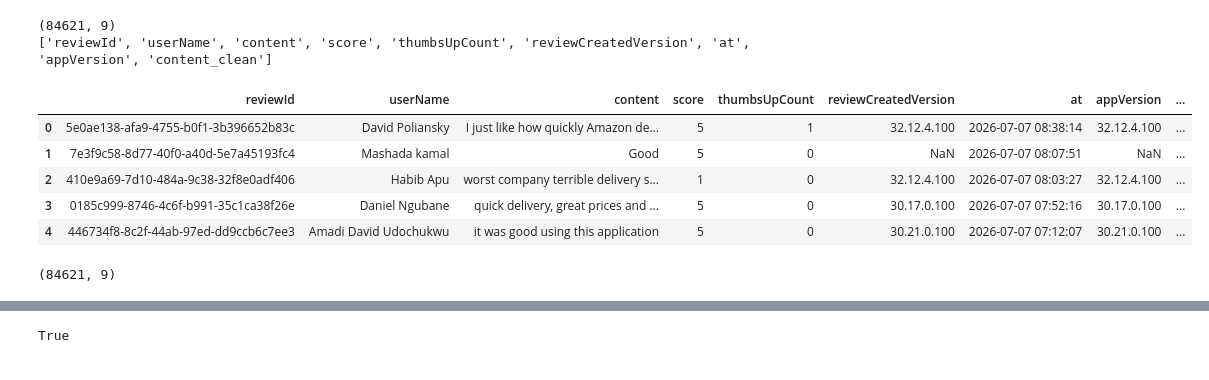
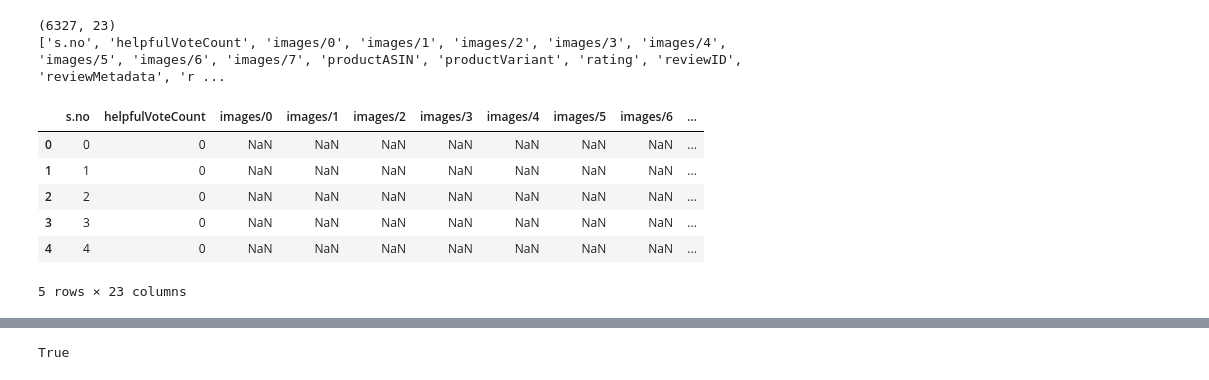
Before and after one commit to Camelia-Tribeche/Review-Guardian, a Jupyter notebook: notebooks/01_EDA.ipynb, the cells around one changed output, grey strips where cells are left out. Cells and saved outputs as stored; diff of their text form; code cells hidden in the pictures.

```diff
--- a/notebooks/01_EDA.ipynb
+++ b/notebooks/01_EDA.ipynb
@@ -1,39 +7,17 @@
 # %%
 import pandas as pd
 
-df = pd.read_csv('../data/raw/amazon_reviews.csv')
+df = pd.read_csv('../data/raw/amazon_reviews.csv', encoding='utf-8')
 print(df.shape)
 print(df.columns.tolist())
 df.head()
 # %% [output]
-(84621, 9)
-['reviewId', 'userName', 'content', 'score', 'thumbsUpCount', 'reviewCreatedVersion', 'at', 'appVersion', 'content_clean']
+(6327, 23)
+['s.no', 'helpfulVoteCount', 'images/0', 'images/1', 'images/2', 'images/3', 'images/4', 'images/5', 'images/6', 'images/7', 'productASIN', 'productVariant', 'rating', 'reviewID', 'reviewMetadata', 'r ...
-|  | reviewId | userName | content | score | thumbsUpCount | reviewCreatedVersion | at | appVersion | ... |
-| 0 | 5e0ae138-afa9-4755-b0f1-3b396652b83c | David Poliansky | I just like how quickly Amazon de... | 5 | 1 | 32.12.4.100 | 2026-07-07 08:38:14 | 32.12.4.100 | ... |
-| 1 | 7e3f9c58-8d77-40f0-a40d-5e7a45193fc4 | Mashada kamal | Good | 5 | 0 | NaN | 2026-07-07 08:07:51 | NaN | ... |
-| 2 | 410e9a69-7d10-484a-9c38-32f8e0adf406 | Habib Apu | worst company terrible delivery s... | 1 | 0 | 32.12.4.100 | 2026-07-07 08:03:27 | 32.12.4.100 | ... |
-| 3 | 0185c999-8746-4c6f-b991-35c1ca38f26e | Daniel Ngubane | quick delivery, great prices and ... | 5 | 0 | 30.17.0.100 | 2026-07-07 07:52:16 | 30.17.0.100 | ... |
-| 4 | 446734f8-8c2f-44ab-97ed-dd9ccb6c7ee3 | Amadi David Udochukwu | it was good using this application | 5 | 0 | 30.21.0.100 | 2026-07-07 07:12:07 | 30.21.0.100 | ... |
+|  | s.no | helpfulVoteCount | images/0 | images/1 | images/2 | images/3 | images/4 | images/5 | images/6 | ... |
+| 0 | 0 | 0 | NaN | NaN | NaN | NaN | NaN | NaN | NaN | ... |
+| 1 | 1 | 0 | NaN | NaN | NaN | NaN | NaN | NaN | NaN | ... |
+| 2 | 2 | 0 | NaN | NaN | NaN | NaN | NaN | NaN | NaN | ... |
+| 3 | 3 | 0 | NaN | NaN | NaN | NaN | NaN | NaN | NaN | ... |
+| 4 | 4 | 0 | NaN | NaN | NaN | NaN | NaN | NaN | NaN | ... |
+5 rows × 23 columns
-# %%
-# Doublons exacts
-df = df.drop_duplicates(subset=['content'])
-
-# Lignes sans texte ou sans note
-df = df.dropna(subset=['content', 'score'])
-
-# Dates
-df['at'] = pd.to_datetime(df['at'], errors='coerce')
-
-# Nettoyage texte basique
-import re
-def clean_text(t):
-    t = str(t).lower()
-    t = re.sub(r'http\S+', '', t)
-    t = re.sub(r'[^a-z0-9\s.,!?\'"-]', '', t)
-    t = re.sub(r'\s+', ' ', t).strip()
-    return t
-
-df['content_clean'] = df['content'].apply(clean_text)
-print(df.shape)
-# %% [output]
-(84621, 9)
```
Also changed, not shown: parts of 8 cells of this notebook, 10 other files.
